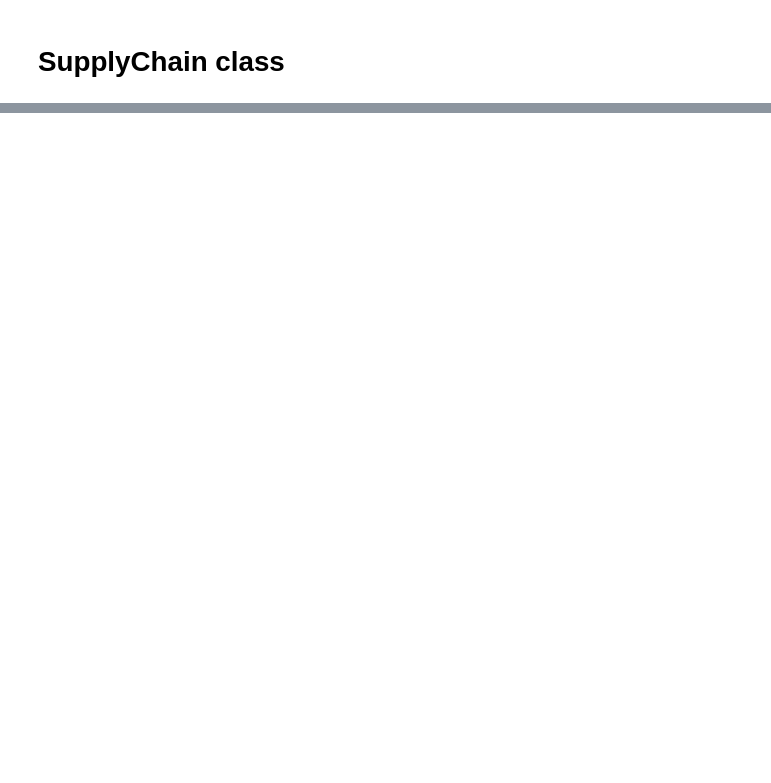
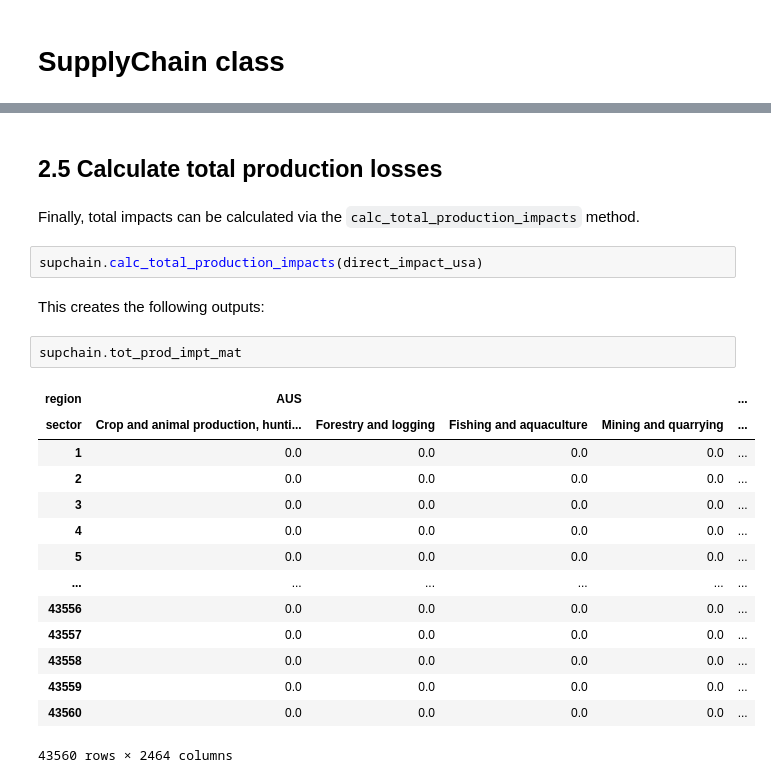
Before and after one commit to CLIMADA-project/climada_petals, a Jupyter notebook: doc/tutorial/climada_engine_SupplyChain.ipynb, the cells around one changed output, grey strips where cells are left out. Drawn from its saved outputs; the diff is of its cells as text; blank space fills up the shorter version.

```diff
--- a/doc/tutorial/climada_engine_SupplyChain.ipynb
+++ b/doc/tutorial/climada_engine_SupplyChain.ipynb
@@ -474,0 +266,25 @@ df_imp #in M USD
+# %% [markdown]
+## 2.5 Calculate total production losses
+# %% [markdown]
+Finally, total impacts can be calculated via the `calc_total_production_impacts` method.
+# %%
+supchain.calc_total_production_impacts(direct_impact_usa)
+# %% [markdown]
+This creates the following outputs:
+# %%
+supchain.tot_prod_impt_mat
+# %% [output]
+| region | AUS |  |  |  | ... |
+| sector | Crop and animal production, hunti... | Forestry and logging | Fishing and aquaculture | Mining and quarrying | ... |
+| 1 | 0.0 | 0.0 | 0.0 | 0.0 | ... |
+| 2 | 0.0 | 0.0 | 0.0 | 0.0 | ... |
+| 3 | 0.0 | 0.0 | 0.0 | 0.0 | ... |
+| 4 | 0.0 | 0.0 | 0.0 | 0.0 | ... |
+| 5 | 0.0 | 0.0 | 0.0 | 0.0 | ... |
+| ... | ... | ... | ... | ... | ... |
+| 43556 | 0.0 | 0.0 | 0.0 | 0.0 | ... |
+| 43557 | 0.0 | 0.0 | 0.0 | 0.0 | ... |
+| 43558 | 0.0 | 0.0 | 0.0 | 0.0 | ... |
+| 43559 | 0.0 | 0.0 | 0.0 | 0.0 | ... |
+| 43560 | 0.0 | 0.0 | 0.0 | 0.0 | ... |
+43560 rows × 2464 columns
```
Also changed, not shown: parts of 127 cells of this notebook, 2 other files.
